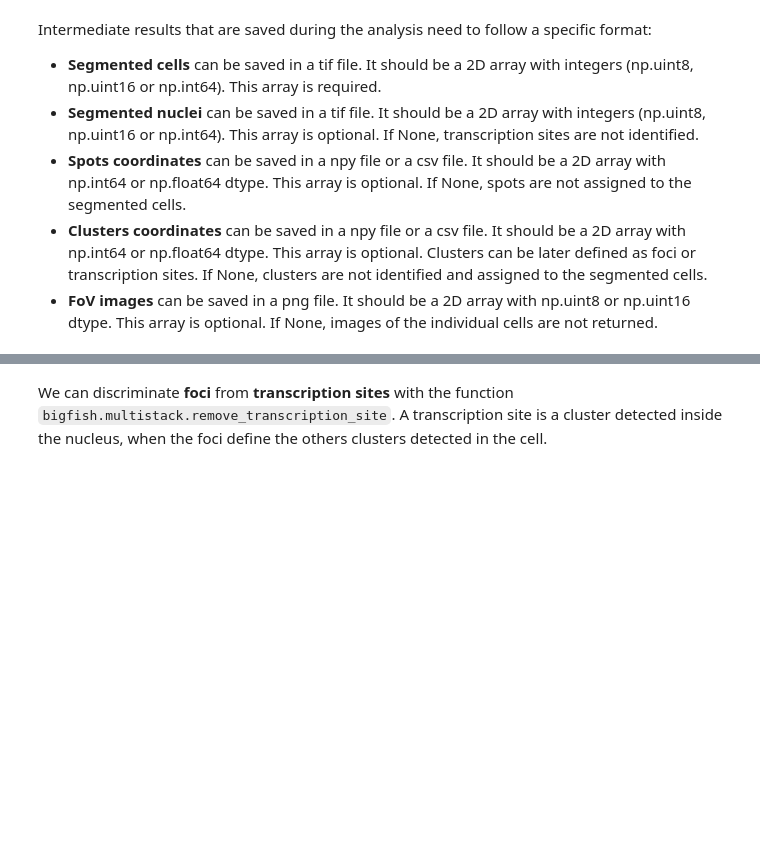
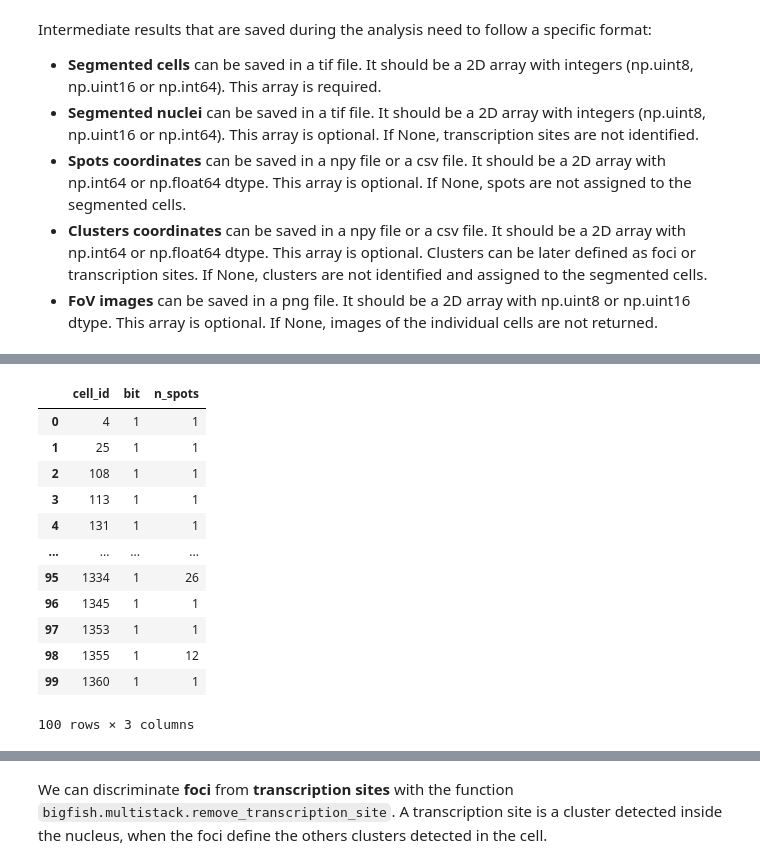
Before and after one commit to mspend/big-fish-examples, a Jupyter notebook: notebooks/6 - Extract cell level results.ipynb, the cells around one changed output, grey strips where cells are left out. Drawn from its saved outputs; the diff is of its cells as text; code cells hidden in the pictures; blank space fills up the shorter version.

```diff
--- a/notebooks/6 - Extract cell level results.ipynb
+++ b/notebooks/6 - Extract cell level results.ipynb
@@ -100,0 +126,23 @@ detected clusters
+# %%
+counts = (
+    spots[spots["cell_id"] != 0]
+    .groupby(["cell_id", "bit"])
+    .size()
+    .reset_index(name="n_spots")
+)
+
+counts.head(50)
+# %% [output]
+|  | cell_id | bit | n_spots |
+| 0 | 4 | 1 | 1 |
+| 1 | 25 | 1 | 1 |
+| 2 | 108 | 1 | 1 |
+| 3 | 113 | 1 | 1 |
+| 4 | 131 | 1 | 1 |
+| ... | ... | ... | ... |
+| 95 | 1334 | 1 | 26 |
+| 96 | 1345 | 1 | 1 |
+| 97 | 1353 | 1 | 1 |
+| 98 | 1355 | 1 | 12 |
+| 99 | 1360 | 1 | 1 |
+100 rows × 3 columns
```
Also changed, not shown: parts of 23 cells of this notebook.
